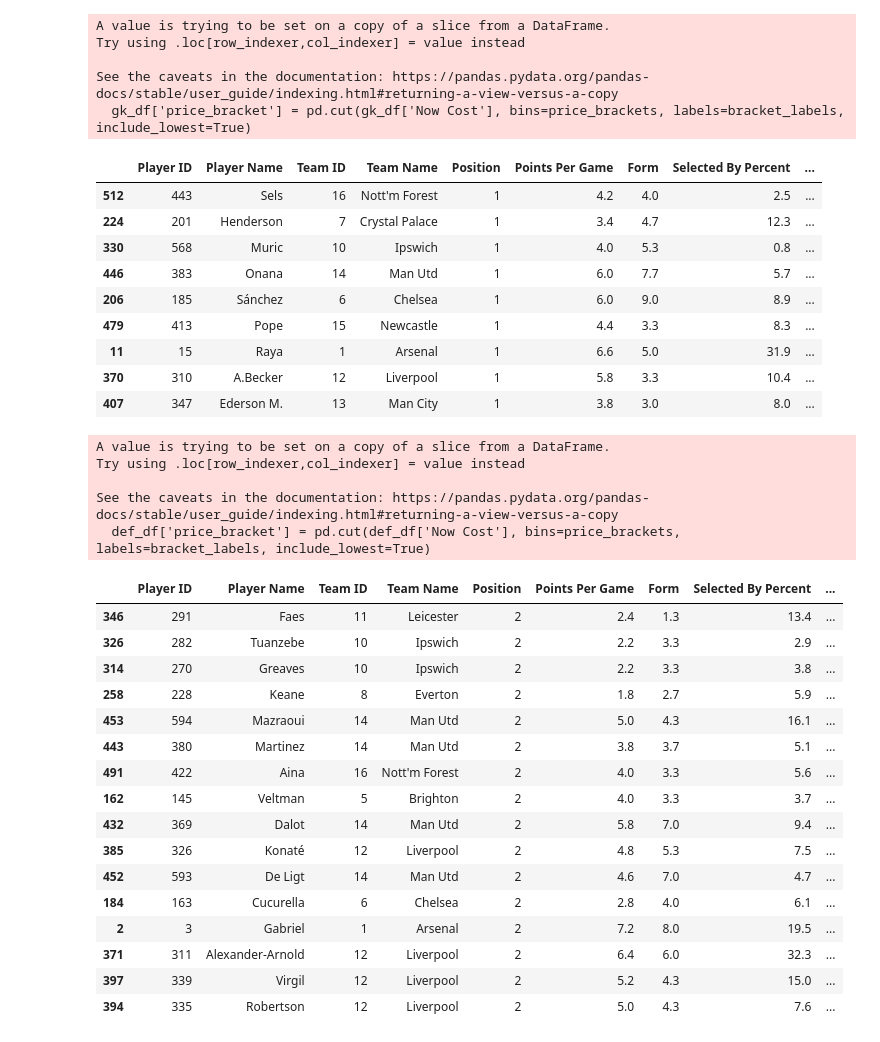
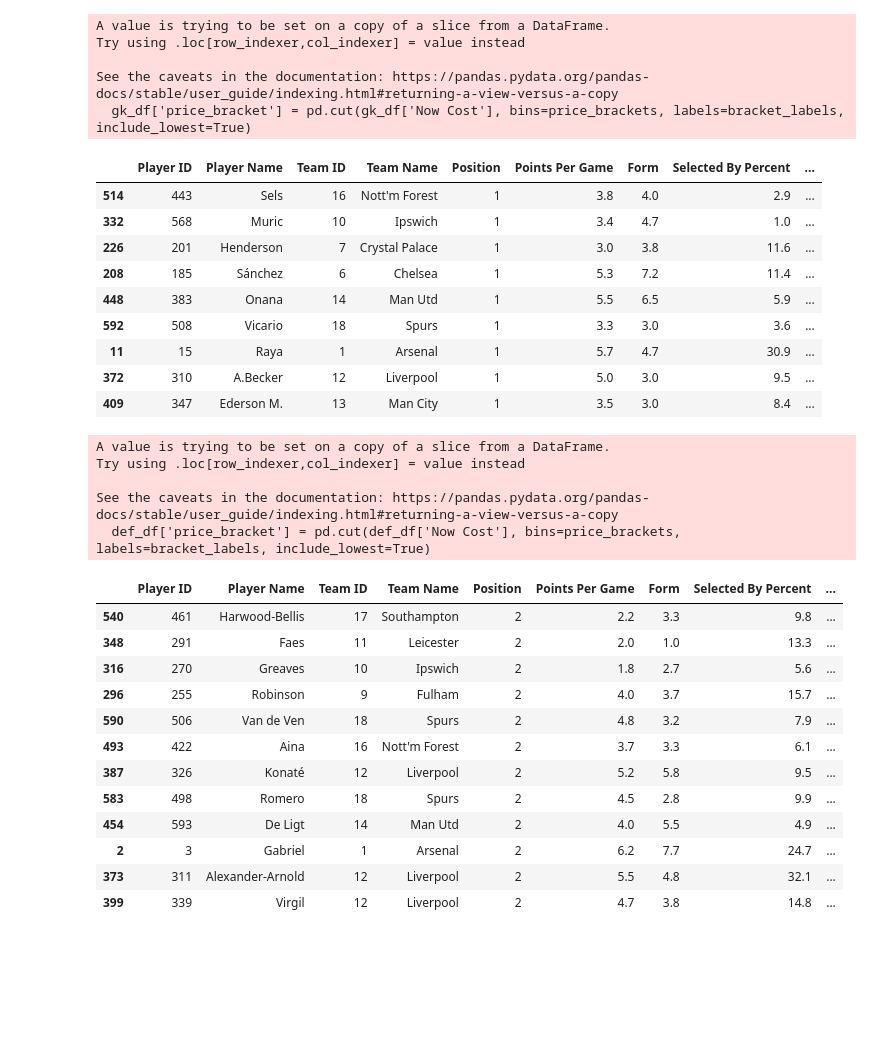
Before and after one commit to adarwawan/FPL-Personal-Tools, a Jupyter notebook: player_performance.ipynb, the cells around one changed output. Drawn from its saved outputs; the diff is of its cells as text; code cells hidden in the pictures; blank space fills up the shorter version.

```diff
--- a/player_performance.ipynb
+++ b/player_performance.ipynb
@@ -4,7 +4,7 @@ from player_performance import get_player_points_per_gameweek, create_points_dat
 import pandas as pd
 # %%
 x_gameweeks = 5  # Number of recent gameweeks to consider
-current_gameweek = 5  # Replace with the current gameweek number
+current_gameweek = 6  # Replace with the current gameweek number
 
 # Define the range of gameweeks
 gameweeks = list(range(current_gameweek - x_gameweeks + 1, current_gameweek + 1))
@@ -56,50 +56,46 @@ Try using .loc[row_indexer,col_indexer] = value instead
 See the caveats in the documentation: https://pandas.pydata.org/pandas-docs/stable/user_guide/indexing.html#returning-a-view-versus-a-copy
   gk_df['price_bracket'] = pd.cut(gk_df['Now Cost'], bins=price_brackets, labels=bracket_labels, include_lowest=True)
 |  | Player ID | Player Name | Team ID | Team Name | Position | Points Per Game | Form | Selected By Percent | ... |
-| 512 | 443 | Sels | 16 | Nott'm Forest | 1 | 4.2 | 4.0 | 2.5 | ... |
-| 224 | 201 | Henderson | 7 | Crystal Palace | 1 | 3.4 | 4.7 | 12.3 | ... |
-| 330 | 568 | Muric | 10 | Ipswich | 1 | 4.0 | 5.3 | 0.8 | ... |
-| 446 | 383 | Onana | 14 | Man Utd | 1 | 6.0 | 7.7 | 5.7 | ... |
-| 206 | 185 | Sánchez | 6 | Chelsea | 1 | 6.0 | 9.0 | 8.9 | ... |
-| 479 | 413 | Pope | 15 | Newcastle | 1 | 4.4 | 3.3 | 8.3 | ... |
-| 11 | 15 | Raya | 1 | Arsenal | 1 | 6.6 | 5.0 | 31.9 | ... |
-| 370 | 310 | A.Becker | 12 | Liverpool | 1 | 5.8 | 3.3 | 10.4 | ... |
-| 407 | 347 | Ederson M. | 13 | Man City | 1 | 3.8 | 3.0 | 8.0 | ... |
+| 514 | 443 | Sels | 16 | Nott'm Forest | 1 | 3.8 | 4.0 | 2.9 | ... |
+| 332 | 568 | Muric | 10 | Ipswich | 1 | 3.4 | 4.7 | 1.0 | ... |
+| 226 | 201 | Henderson | 7 | Crystal Palace | 1 | 3.0 | 3.8 | 11.6 | ... |
+| 208 | 185 | Sánchez | 6 | Chelsea | 1 | 5.3 | 7.2 | 11.4 | ... |
+| 448 | 383 | Onana | 14 | Man Utd | 1 | 5.5 | 6.5 | 5.9 | ... |
+| 592 | 508 | Vicario | 18 | Spurs | 1 | 3.3 | 3.0 | 3.6 | ... |
+| 11 | 15 | Raya | 1 | Arsenal | 1 | 5.7 | 4.7 | 30.9 | ... |
+| 372 | 310 | A.Becker | 12 | Liverpool | 1 | 5.0 | 3.0 | 9.5 | ... |
+| 409 | 347 | Ederson M. | 13 | Man City | 1 | 3.5 | 3.0 | 8.4 | ... |
 # %%
 # Defender
 
 def_df = sorted_points_df[sorted_points_df['Position'] == 2]
 
 price_brackets = [0, 42, 47, 52, 75]
 bracket_labels = ['Bracket 1', 'Bracket 2', 'Bracket 3', 'Bracket 4']
 
 def_df['price_bracket'] = pd.cut(def_df['Now Cost'], bins=price_brackets, labels=bracket_labels, include_lowest=True)
 def_df = def_df.sort_values(['price_bracket', 'Number Returns'], ascending=[True, False])
-df_top_3_per_bracket = def_df.groupby('price_bracket').head(4)
+df_top_3_per_bracket = def_df.groupby('price_bracket').head(3)
 df_top_3_per_bracket
 # %% [output]
 A value is trying to be set on a copy of a slice from a DataFrame.
 Try using .loc[row_indexer,col_indexer] = value instead
 
 See the caveats in the documentation: https://pandas.pydata.org/pandas-docs/stable/user_guide/indexing.html#returning-a-view-versus-a-copy
   def_df['price_bracket'] = pd.cut(def_df['Now Cost'], bins=price_brackets, labels=bracket_labels, include_lowest=True)
 |  | Player ID | Player Name | Team ID | Team Name | Position | Points Per Game | Form | Selected By Percent | ... |
-| 346 | 291 | Faes | 11 | Leicester | 2 | 2.4 | 1.3 | 13.4 | ... |
-| 326 | 282 | Tuanzebe | 10 | Ipswich | 2 | 2.2 | 3.3 | 2.9 | ... |
-| 314 | 270 | Greaves | 10 | Ipswich | 2 | 2.2 | 3.3 | 3.8 | ... |
-| 258 | 228 | Keane | 8 | Everton | 2 | 1.8 | 2.7 | 5.9 | ... |
-| 453 | 594 | Mazraoui | 14 | Man Utd | 2 | 5.0 | 4.3 | 16.1 | ... |
-| 443 | 380 | Martinez | 14 | Man Utd | 2 | 3.8 | 3.7 | 5.1 | ... |
-| 491 | 422 | Aina | 16 | Nott'm Forest | 2 | 4.0 | 3.3 | 5.6 | ... |
-| 162 | 145 | Veltman | 5 | Brighton | 2 | 4.0 | 3.3 | 3.7 | ... |
-| 432 | 369 | Dalot | 14 | Man Utd | 2 | 5.8 | 7.0 | 9.4 | ... |
-| 385 | 326 | Konaté | 12 | Liverpool | 2 | 4.8 | 5.3 | 7.5 | ... |
-| 452 | 593 | De Ligt | 14 | Man Utd | 2 | 4.6 | 7.0 | 4.7 | ... |
-| 184 | 163 | Cucurella | 6 | Chelsea | 2 | 2.8 | 4.0 | 6.1 | ... |
-| 2 | 3 | Gabriel | 1 | Arsenal | 2 | 7.2 | 8.0 | 19.5 | ... |
-| 371 | 311 | Alexander-Arnold | 12 | Liverpool | 2 | 6.4 | 6.0 | 32.3 | ... |
-| 397 | 339 | Virgil | 12 | Liverpool | 2 | 5.2 | 4.3 | 15.0 | ... |
-| 394 | 335 | Robertson | 12 | Liverpool | 2 | 5.0 | 4.3 | 7.6 | ... |
+| 540 | 461 | Harwood-Bellis | 17 | Southampton | 2 | 2.2 | 3.3 | 9.8 | ... |
+| 348 | 291 | Faes | 11 | Leicester | 2 | 2.0 | 1.0 | 13.3 | ... |
+| 316 | 270 | Greaves | 10 | Ipswich | 2 | 1.8 | 2.7 | 5.6 | ... |
+| 296 | 255 | Robinson | 9 | Fulham | 2 | 4.0 | 3.7 | 15.7 | ... |
+| 590 | 506 | Van de Ven | 18 | Spurs | 2 | 4.8 | 3.2 | 7.9 | ... |
+| 493 | 422 | Aina | 16 | Nott'm Forest | 2 | 3.7 | 3.3 | 6.1 | ... |
+| 387 | 326 | Konaté | 12 | Liverpool | 2 | 5.2 | 5.8 | 9.5 | ... |
+| 583 | 498 | Romero | 18 | Spurs | 2 | 4.5 | 2.8 | 9.9 | ... |
+| 454 | 593 | De Ligt | 14 | Man Utd | 2 | 4.0 | 5.5 | 4.9 | ... |
+| 2 | 3 | Gabriel | 1 | Arsenal | 2 | 6.2 | 7.7 | 24.7 | ... |
+| 373 | 311 | Alexander-Arnold | 12 | Liverpool | 2 | 5.5 | 4.8 | 32.1 | ... |
+| 399 | 339 | Virgil | 12 | Liverpool | 2 | 4.7 | 3.8 | 14.8 | ... |
 # %%
 # Midfielder
 
```
Also changed, not shown: parts of 3 cells of this notebook, 2 other files.
